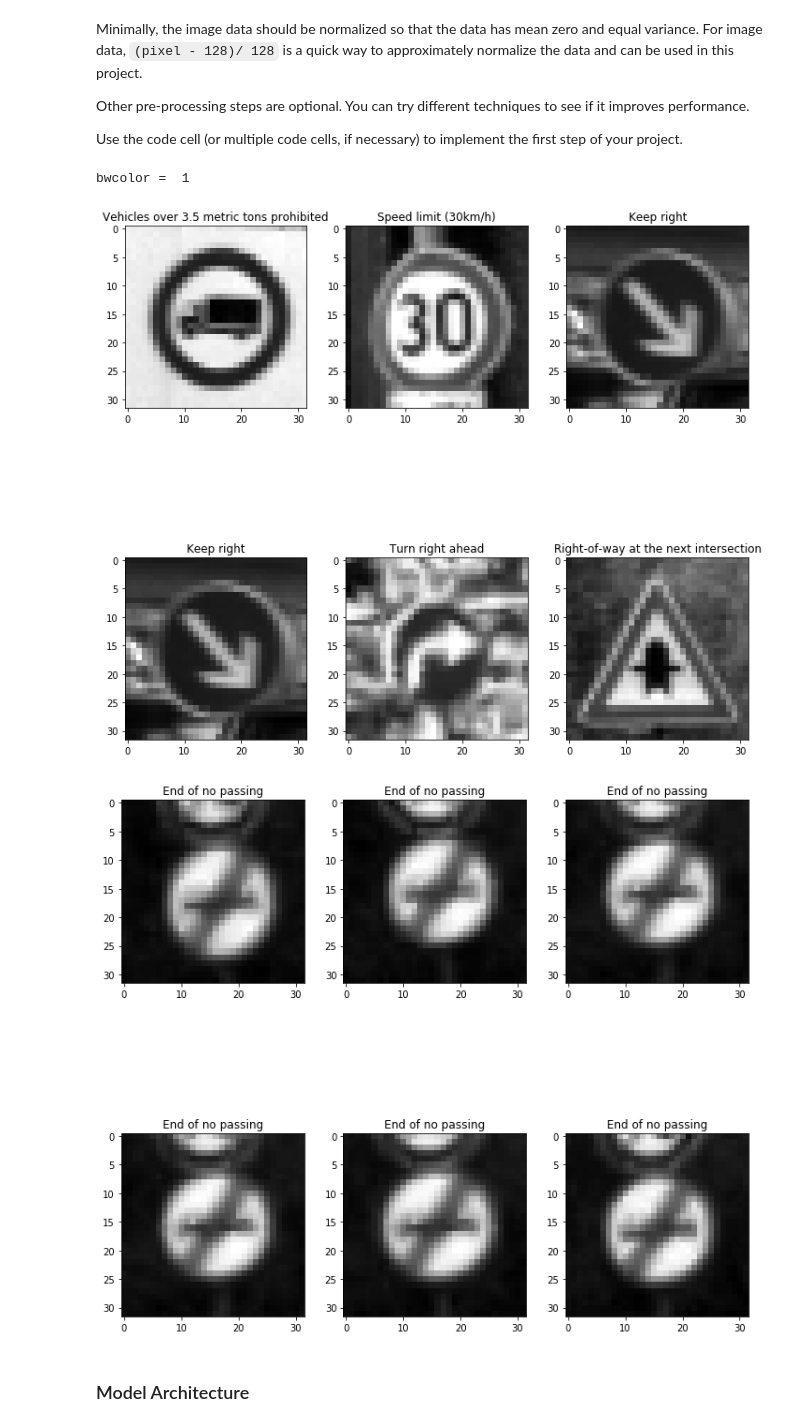
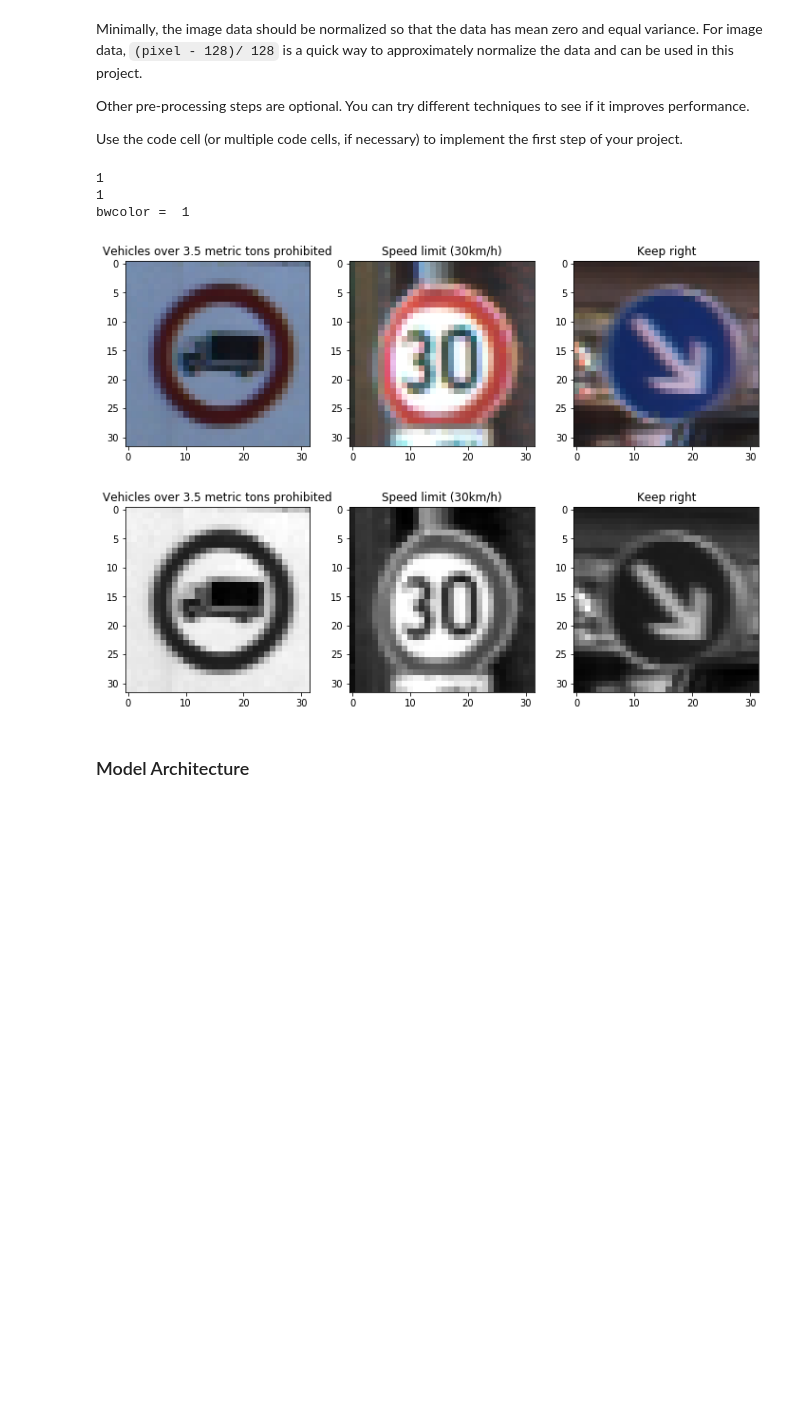
Before and after one commit to vmjfk/CarND-Traffic-Sign-Classifier-Project, a Jupyter notebook: Traffic_Sign_Classifier.ipynb, the cells around one changed output. Saved outputs shown, nothing was run; the diff lists cells and outputs as text; code cells hidden in the pictures; blank space fills up the shorter version.

```diff
--- a/Traffic_Sign_Classifier.ipynb
+++ b/Traffic_Sign_Classifier.ipynb
@@ -113,22 +113,30 @@ def printimages(images, keys):
     n_cols = 3
     number_of_images = images.shape[0]
     n_rows =  math.ceil(number_of_images/n_cols)
-
-
+    n_rows = max(n_rows, 1)
+    print(n_rows)
 
     f, ax = plt.subplots(n_rows,n_cols,figsize=(10,10))
 
     f.tight_layout()
 
-    for i in range(n_rows):
-        for j in range(n_cols):
-            if(i*n_cols+j < number_of_images):
-                ax[i][j].set_title(str(signnames[str(keys[i*n_cols+j])]))
-                if(len(images[i*n_cols+j].shape) < 3):
-                    ax[i][j].imshow(images[i*n_cols+j],cmap='gray')
+    if(n_rows > 1):
+        for i in range(n_rows):
+            for j in range(n_cols):
+                if(i*n_cols+j < number_of_images):
+                    ax[i][j].set_title(str(signnames[str(keys[i*n_cols+j])]))
+                    if(len(images[i*n_cols+j].shape) < 3):
+                        ax[i][j].imshow(images[i*n_cols+j],cmap='gray')
+                    else:
+                        ax[i][j].imshow(images[i*n_cols+j])
+    else:
+         for j in range(n_cols):
+            if(j < number_of_images):
+                ax[j].set_title(str(signnames[str(keys[j])]))
+                if(len(images[j].shape) < 3):
+                    ax[j].imshow(images[j],cmap='gray')
                 else:
-                    ax[i][j].imshow(images[i*n_cols+j])
-
+                    ax[j].imshow(images[j])
 
 print(y_valid[0:6])
 printimages(X_valid_pre[0:6], y_valid[0:6])
@@ -182,38 +192,40 @@ def normalize(images):
 # grayscale the images...
 def grayscale(images):
     return np.dot(images[...,:3], [.3, .6, .1])
 
 def reshape(images):
 #reshap for our CNN
     return np.reshape(images,[images.shape[0],images.shape[1],images.shape[2],1])
 
 
 
 X_train = normalize(X_train_pre)
 X_valid = normalize(X_valid_pre)
 X_test = normalize(X_test_pre)
 
 X_train = grayscale(X_train)
 X_test = grayscale(X_test)
 X_valid = grayscale(X_valid)
 
-
-printimages(X_valid[0:6],y_valid[0:6])
-printimages(X_train[0:6], y_train[0:6])
+printimages(X_valid_pre[0:3],y_valid[0:3])
+printimages(X_valid[0:3],y_valid[0:3])
+#printimages(X_train[0:6], y_train[0:6])
 
 
 X_train = reshape(X_train)
 X_test = reshape(X_test)
 X_valid = reshape(X_valid)
 
 
 # set this so later the CNN knows what shape the input needs to be.
 bwcolor = X_train.shape[3]
 print("bwcolor = ", bwcolor)
 # %% [output]
+1
+1
 bwcolor =  1
-[figure, old version]
+[figure, new version]
-[figure, old version]
+[figure, new version]
 # %% [markdown]
 ### Model Architecture
 # %%
```
Also changed, not shown: parts of 1 cell of this notebook, 1 other file.
